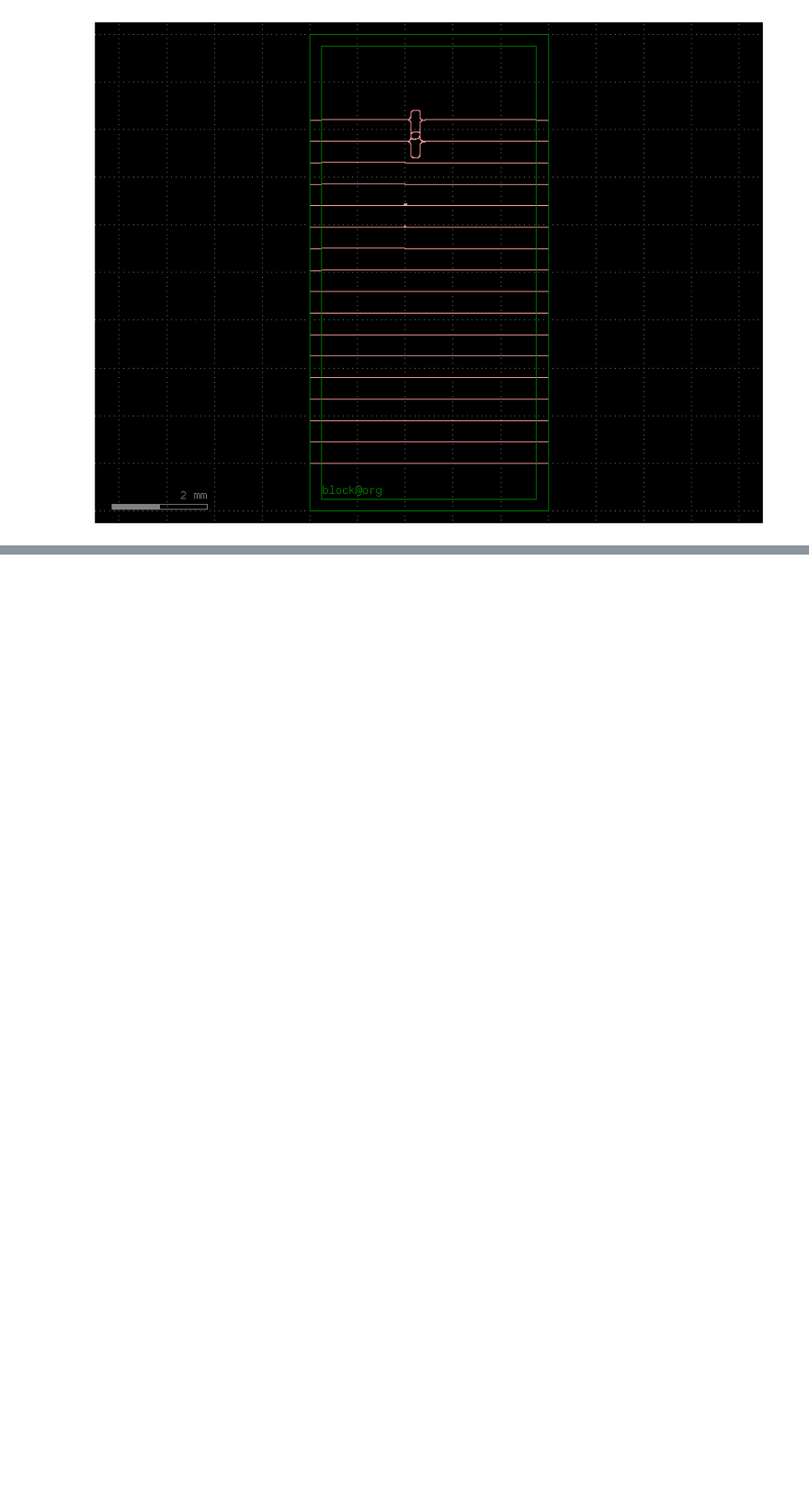
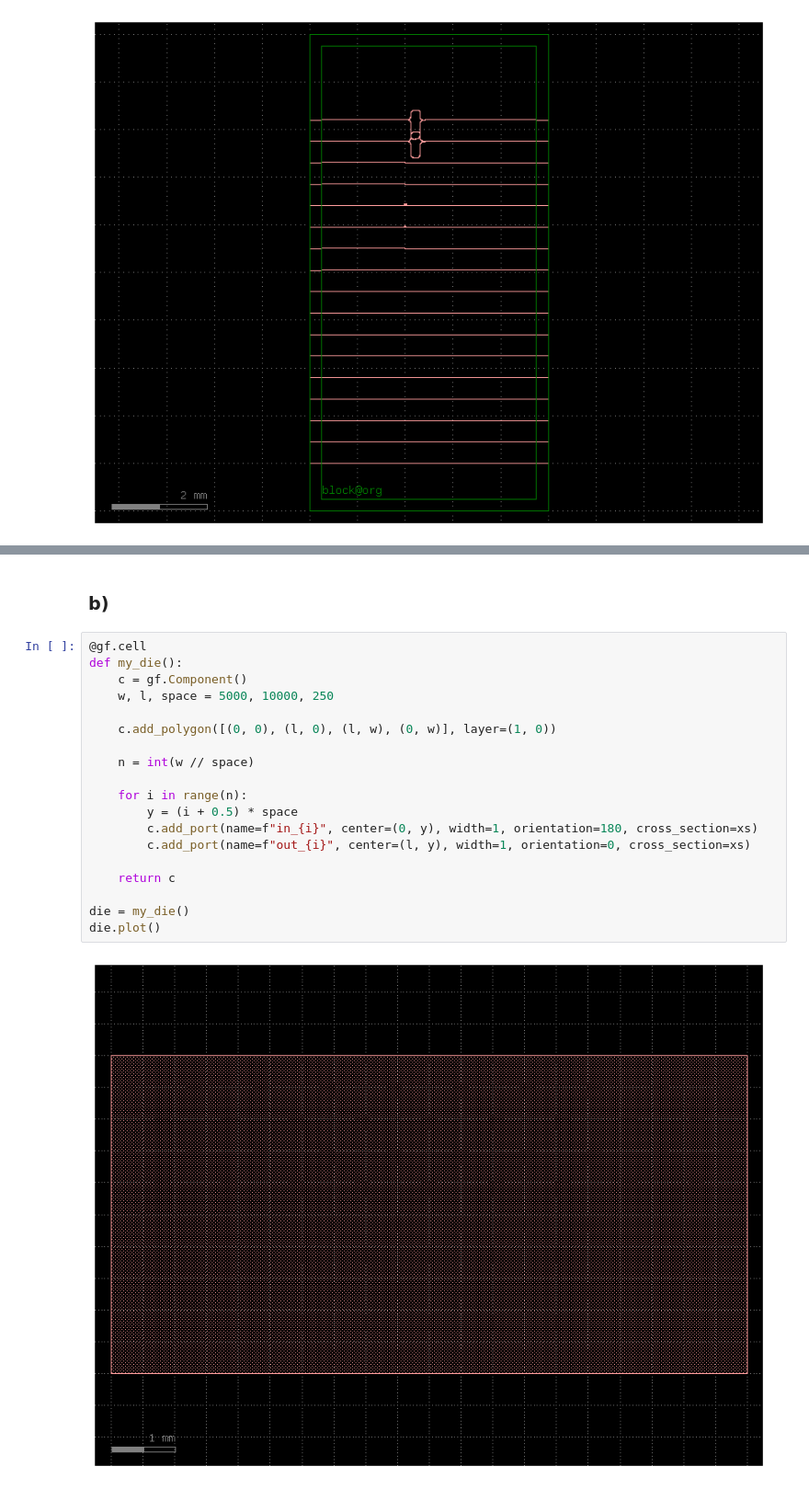
Before and after one commit to antpial/cifoin-lab4, a Jupyter notebook: LAYOUT_Student.ipynb, the cells around one changed output, grey strips where cells are left out. Shown at 92% size. Saved outputs shown, nothing was run; the diff lists cells and outputs as text; blank space fills up the shorter version.

```diff
--- a/LAYOUT_Student.ipynb
+++ b/LAYOUT_Student.ipynb
@@ -460,0 +519,23 @@ m.plot()
+# %% [markdown]
+### b)
+# %%
+@gf.cell
+def my_die():
+    c = gf.Component()
+    w, l, space = 5000, 10000, 250
+
+    c.add_polygon([(0, 0), (l, 0), (l, w), (0, w)], layer=(1, 0))
+
+    n = int(w // space)
+
+    for i in range(n):
+        y = (i + 0.5) * space
+        c.add_port(name=f"in_{i}", center=(0, y), width=1, orientation=180, cross_section=xs)
+        c.add_port(name=f"out_{i}", center=(l, y), width=1, orientation=0, cross_section=xs)
+
+    return c
+
+die = my_die()
+die.plot()
+# %% [output]
+[figure, added]
```
Also changed, not shown: parts of 16 cells of this notebook.
